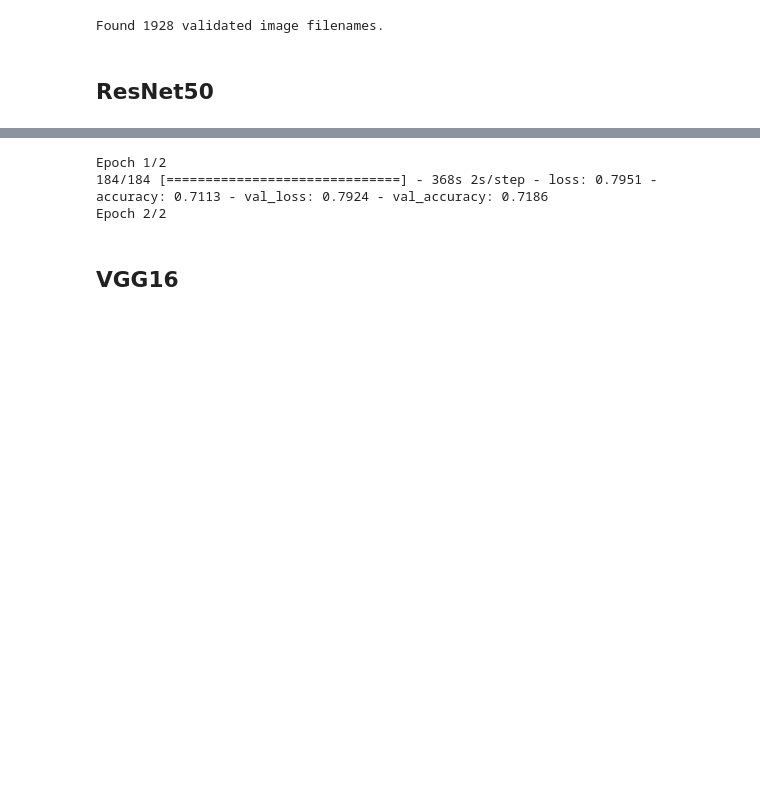
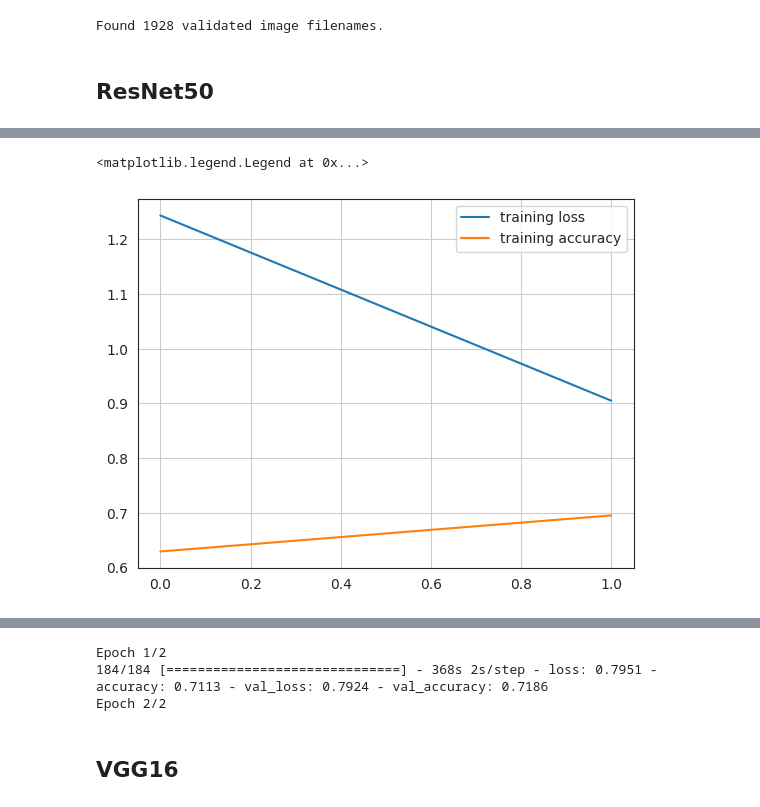
Before and after one commit to RafsanJany-44/ARC_DEEP, a Jupyter notebook: retina-initial.ipynb, the cells around one changed output, grey strips where cells are left out. Drawn from its saved outputs; the diff is of its cells as text; code cells hidden in the pictures; blank space fills up the shorter version.

```diff
--- a/retina-initial.ipynb
+++ b/retina-initial.ipynb
@@ -183,3 +183,34 @@ test_generator = test_datagen.flow_from_dataframe(
 Found 1928 validated image filenames.
 # %% [markdown]
 ## ResNet50
+# %%
+import tensorflow as tf
+from tensorflow.keras.applications import ResNet50
+
+model = ResNet50(weights=None, input_shape=(224, 224, 3), classes=5)
+
+model.compile(optimizer='adam', loss='categorical_crossentropy', metrics=['accuracy'])
+
+from tensorflow.keras.utils import plot_model
+plot_model(model, to_file='convnet.png', show_shapes=True,show_layer_names=True)
+
+
+history = model.fit(train_generator, epochs=2, validation_data=valid_generator)
+
+
+loss, accuracy = model.evaluate(train_generator)
+print("Train loss:", loss, "Train accuracy:", accuracy)
+
+test_loss, test_accuracy = model.evaluate(test_generator)
+print("Test loss:", test_loss, "Test accuracy:", test_accuracy)
+
+val_loss, val_accuracy = model.evaluate(valid_generator)
+print("Validation loss:", val_loss, "Val accuracy:", val_accuracy)
+
+
+
+plt.plot(history.history['loss'], label = 'training loss')
+plt.plot(history.history['accuracy'], label = 'training accuracy')
+plt.grid(True)
+plt.legend()
+# %% [output]
@@ -185,0 +227,2 @@ Found 1928 validated image filenames.
+<matplotlib.legend.Legend at 0x...>
+[figure, added]
```
Also changed, not shown: parts of 10 cells of this notebook.
